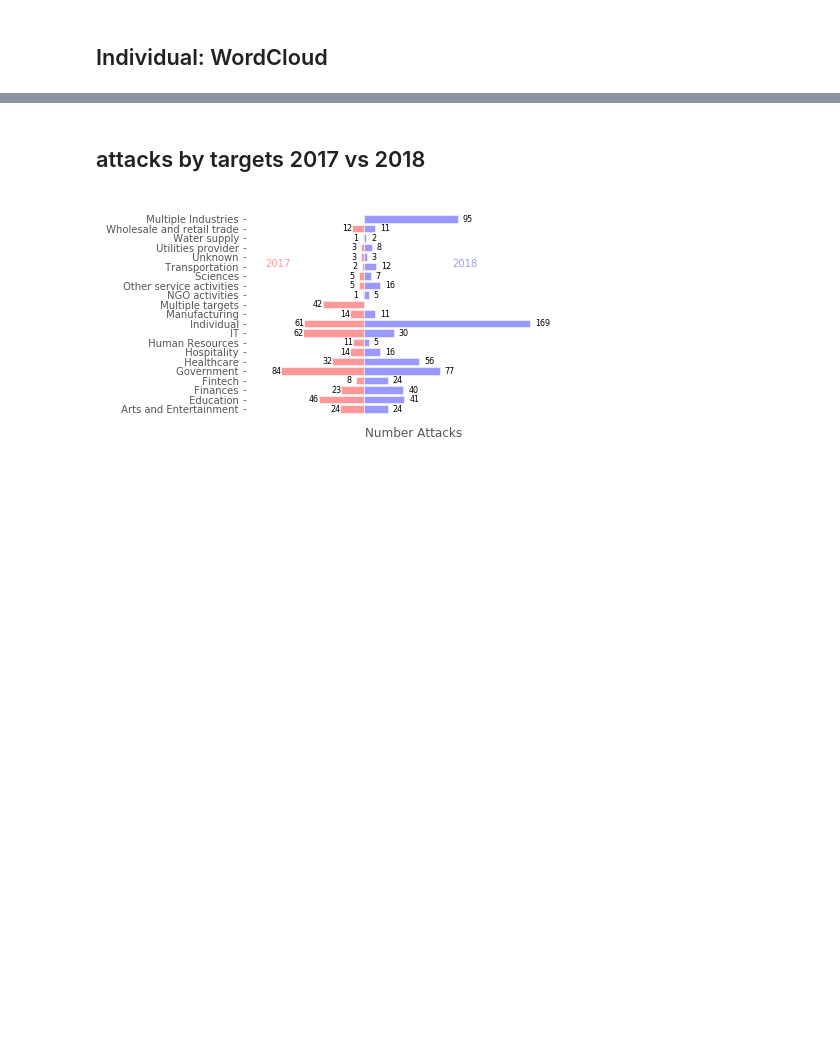
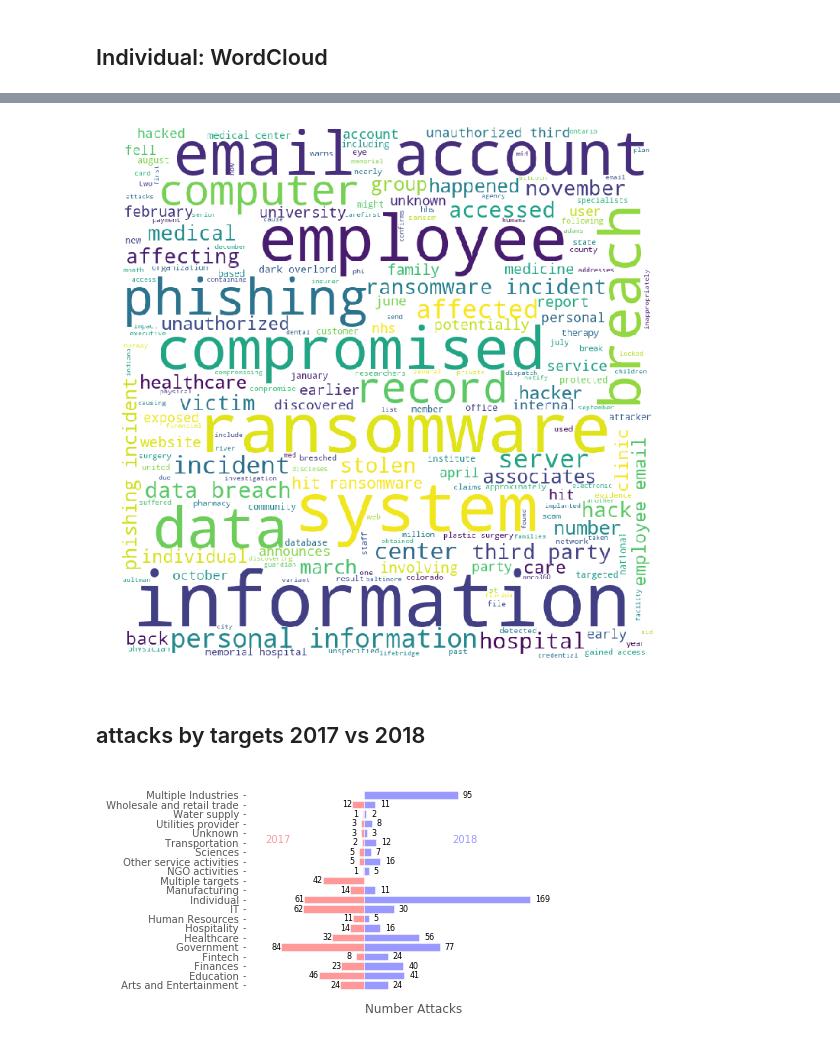
Before and after one commit to MelanieU/cyberattacks_in_healthcare, a Jupyter notebook: Analysis/cyber_analysis.ipynb, the cells around one changed output, grey strips where cells are left out. Drawn from its saved outputs; the diff is of its cells as text; code cells hidden in the pictures; blank space fills up the shorter version.

```diff
--- a/Analysis/cyber_analysis.ipynb
+++ b/Analysis/cyber_analysis.ipynb
@@ -71,3 +165,29 @@ plt.savefig('wordcloud.png')
+# %%
+from wordcloud import WordCloud, STOPWORDS
+import matplotlib.pyplot as plt
+import pandas as pd
+pd.options.mode.chained_assignment = None
+
+cyber_individual = cyber[cyber['target_code'] == 'Q']
+cyber_individual['description'] = cyber_individual['description'].str.lower()
+
+new_stopwords=STOPWORDS.union(set(['malware','researcher', 'may', 'patients','patient','discover',\
+                                   'called','attack','malicious','dubbed','security','reveal','detail'\
+                                  'details','detail','details','reveals','health','occurred','targeting', 'notifies']))
+wordcloud = WordCloud(width = 800, height = 800,
+              background_color ='white',
+                stopwords = new_stopwords,
+                min_font_size = 10).generate(' '.join(cyber_individual['description']))
+
+
+plt.figure(figsize = (10, 10), facecolor = None)
+plt.imshow(wordcloud)
+plt.axis("off")
+plt.tight_layout(pad = 0)
+
+plt.savefig('wordcloud_health.png')
+# %% [output]
+[figure, added]
 # %% [markdown]
 ## attacks by targets 2017 vs 2018
 # %%
```
Also changed, not shown: parts of 6 cells of this notebook.
